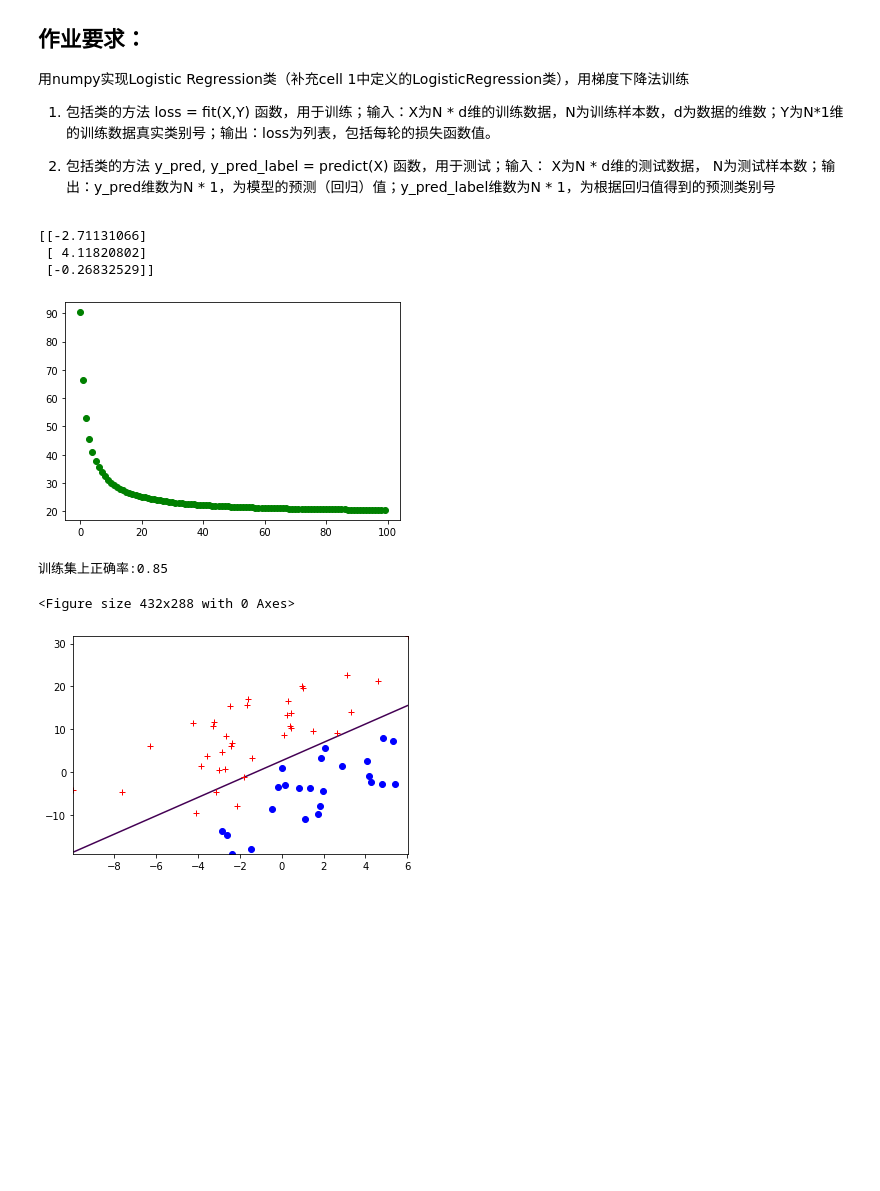
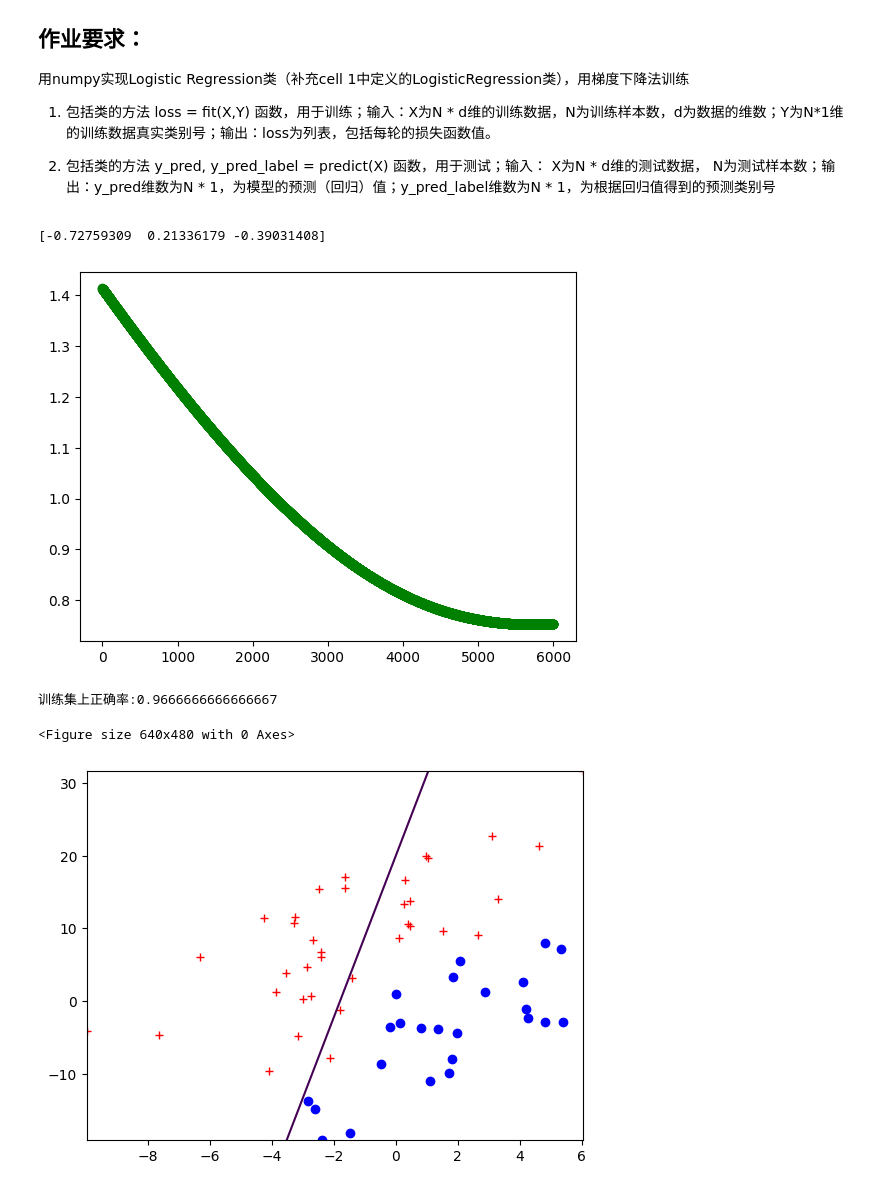
Before and after one commit to cassia-oss/CS-entry-notes, a Jupyter notebook: homework/Numpy逻辑回归.ipynb, the cells around one changed output. Cells and saved outputs as stored; diff of their text form; code cells hidden in the pictures; blank space fills up the shorter version.

```diff
--- a/homework/Numpy逻辑回归.ipynb
+++ b/homework/Numpy逻辑回归.ipynb
@@ -8,20 +8,3 @@
 1. 包括类的方法 loss = fit(X,Y) 函数，用于训练；输入：X为N * d维的训练数据，N为训练样本数，d为数据的维数；Y为N*1维的训练数据真实类别号；输出：loss为列表，包括每轮的损失函数值。
 
 2. 包括类的方法 y_pred, y_pred_label = predict(X) 函数，用于测试；输入： X为N * d维的测试数据， N为测试样本数；输出：y_pred维数为N * 1，为模型的预测（回归）值；y_pred_label维数为N * 1，为根据回归值得到的预测类别号
-# %%
-import numpy as np
-
-class LogisticRegression(object):
-    def __init__(self, dim, learning_rate=0.01, max_iter=100, seed=None):
-        np.random.seed(seed)
-        self.lr = learning_rate
-        self.max_iter = max_iter  # 定义学习率和训练轮数
-        # 可在此处补充类的属性
-
-    def fit(self,X,Y):
-        # 请在此处补充类的方法：训练函数，返回每轮loss的列表
-        return loss
-
-    def predict(self,X):
-        # 请在此处补充类的方法：测试函数，返回对应X的预测值和预测类别列表
-        return Y_pred, Y_pred_label
@@ -122,41 +151,39 @@ dim = 2
 num_perclass = 100
 seed = 210404
 x,y = generateData(opt='linear', num_perclass = num_perclass, seed = seed)
 shuffled_index = np.random.permutation(num_perclass*2)
 x = x[shuffled_index,:]
 y = y[shuffled_index,:]
 split_index = int(2* num_perclass * 0.7)
 x_train = x[:split_index,:]
 y_train = y[:split_index,:]
 x_test = x[split_index:,:]
 y_test = y[split_index:,:]
 mu,sigma,x_train_norm = featureNormalize(x_train)
 x_test_norm = (x_test-mu)/sigma
 
 # 训练逻辑回归模型
-regr = LogisticRegression(dim, learning_rate=0.01, max_iter=100, seed=seed)
+regr = LogisticRegression(dim, learning_rate=0.001, max_iter=6000, seed=seed)
 loss = regr.fit(x_train_norm, y_train)
 print(regr.W)
 # 打印损失
 plt.figure()
 plt.scatter(np.arange(len(loss)), loss, marker='o', c='green')
 plt.show()
 
 # 显示测试集中的分类界面
 plt.figure()
 plotDecisioinBoundary(x_test,y_test,mu,sigma,regr)
 
 y_pred,y_pred_label = regr.predict(x_test)
 acc = test(y_pred_label, y_test)
 print('训练集上正确率:{}'.format(acc))
 # %% [output]
-[[-2.71131066]
- [ 4.11820802]
- [-0.26832529]]
+[-0.72759309  0.21336179 -0.39031408]
-[figure, old version]
+[figure, new version]
-训练集上正确率:0.85
+训练集上正确率:0.9666666666666667
-<Figure size 432x288 with 0 Axes>
+<Figure size 640x480 with 0 Axes>
-[figure, old version]
+[figure, new version]
 # %%
 # 第二组测试
 dim = 2
```
Also changed, not shown: parts of 2 cells of this notebook, 5 other files.
